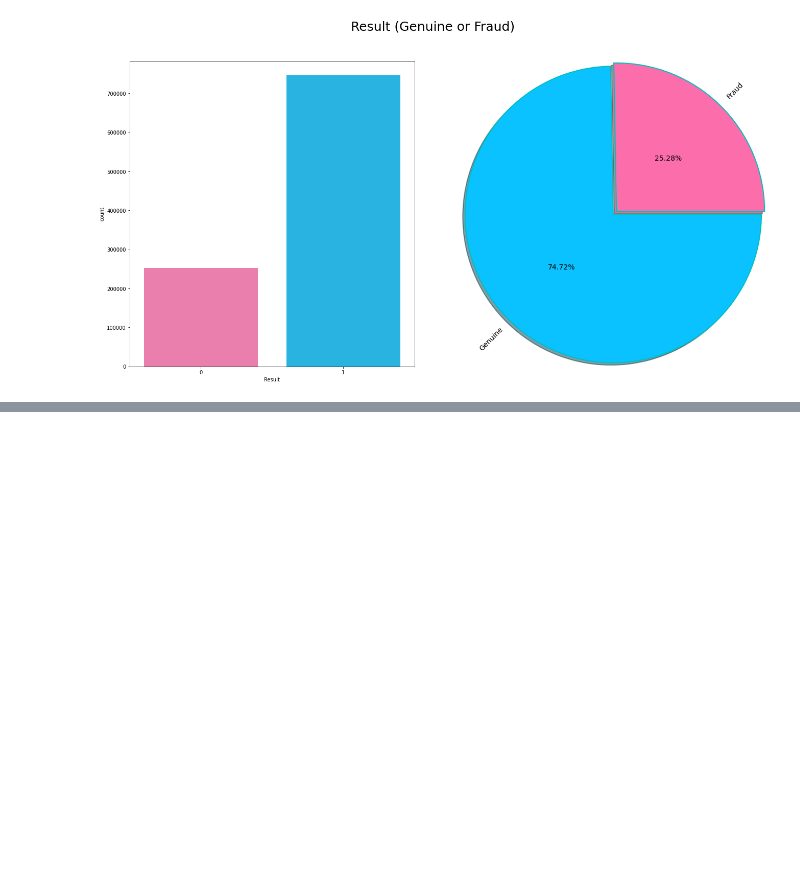
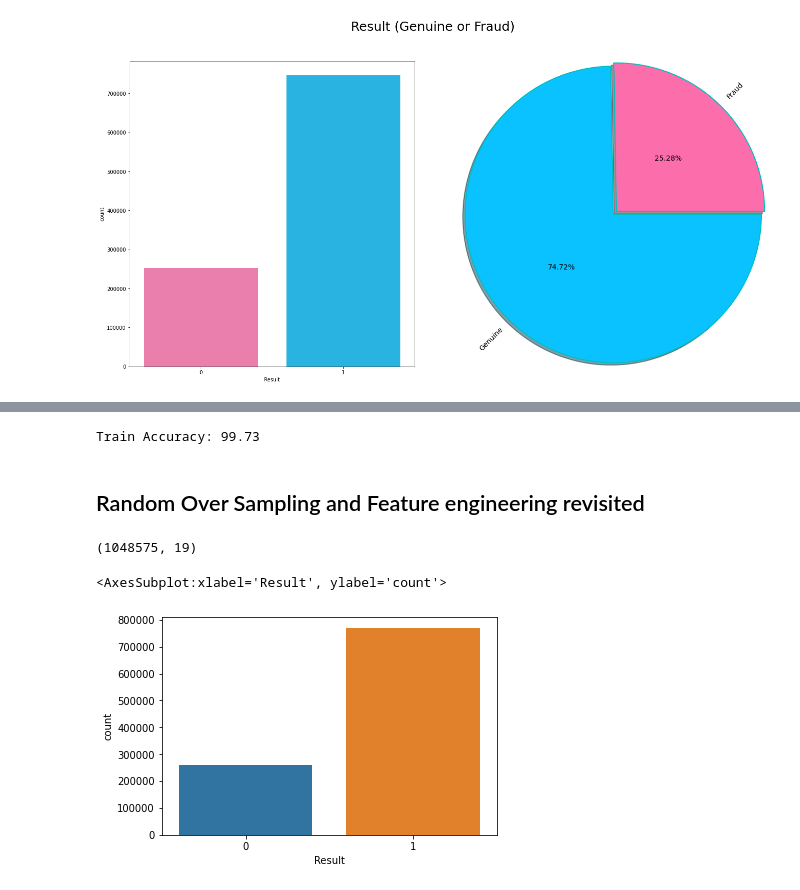
Before and after one commit to sajadshafi/insurance-fraud-analysis, a Jupyter notebook: Code/FraudAnaysis.ipynb, the cells around one changed output, grey strips where cells are left out. Saved outputs shown, nothing was run; the diff lists cells and outputs as text; code cells hidden in the pictures; blank space fills up the shorter version.

```diff
--- a/Code/FraudAnaysis.ipynb
+++ b/Code/FraudAnaysis.ipynb
@@ -1570,0 +1866,26 @@ for i in range(50, 401, 50):
+# %%
+accuracy_train = accuracy_score(y_ros_train, forest_classifier.predict(X_ros_train))
+print(f"Train Accuracy: {round(accuracy_train*100, 2)}")
+# %% [output]
+Train Accuracy: 99.73
+# %% [markdown]
+## Random Over Sampling and Feature engineering revisited
+# %%
+df = insurance_data_copy[["Area_Service", 'Age', 'Gender',
+                          'Cultural_group', 'ethnicity', 'Days_spend_hsptl',
+        'Admission_type', 'Home or self care,', 'ccs_diagnosis_code',
+        'ccs_procedure_code', 'Code_illness', 'apr_drg_description',
+       'Mortality risk', 'Surg_Description', 'Emergency dept_yes/No',
+       'Tot_charg', 'Tot_cost', 'Payment_Typology', "Result"]]
+# %%
+df.shape
+# %% [output]
+(1048575, 19)
+# %%
+df.dropna(inplace = True)
+df.drop_duplicates(inplace = True)
+# %%
+sns.countplot(df["Result"])
+# %% [output]
+<AxesSubplot:xlabel='Result', ylabel='count'>
+[figure, added]
```
Also changed, not shown: parts of 270 cells of this notebook, 11 other files.
